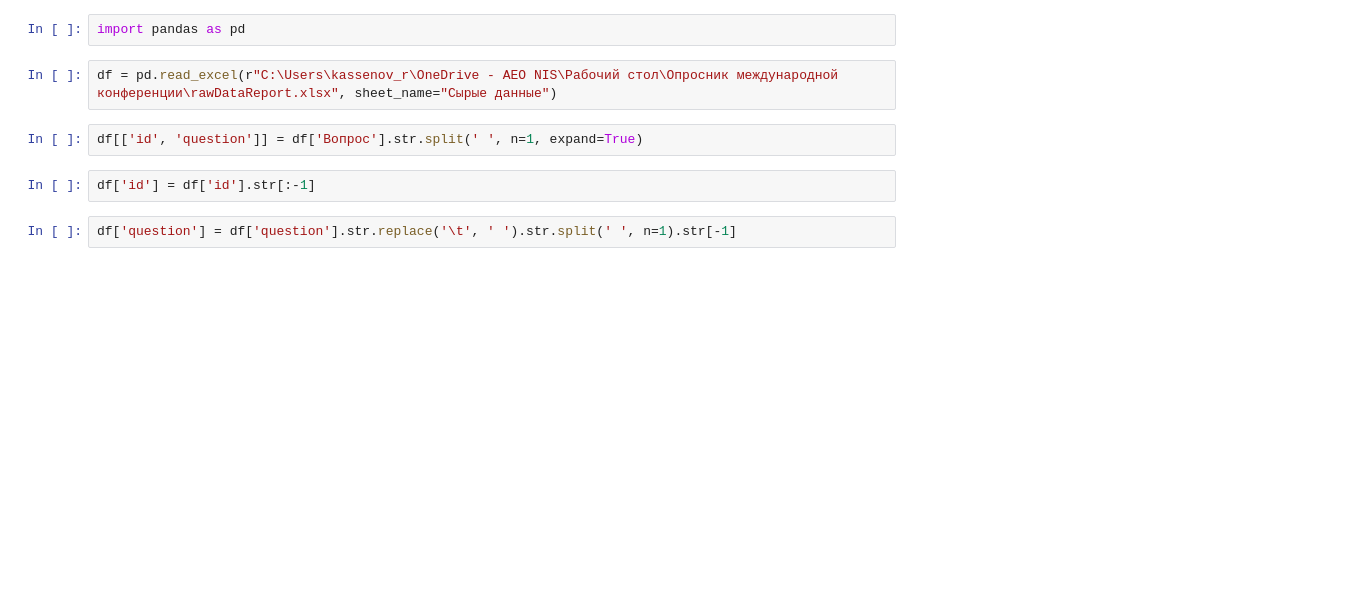
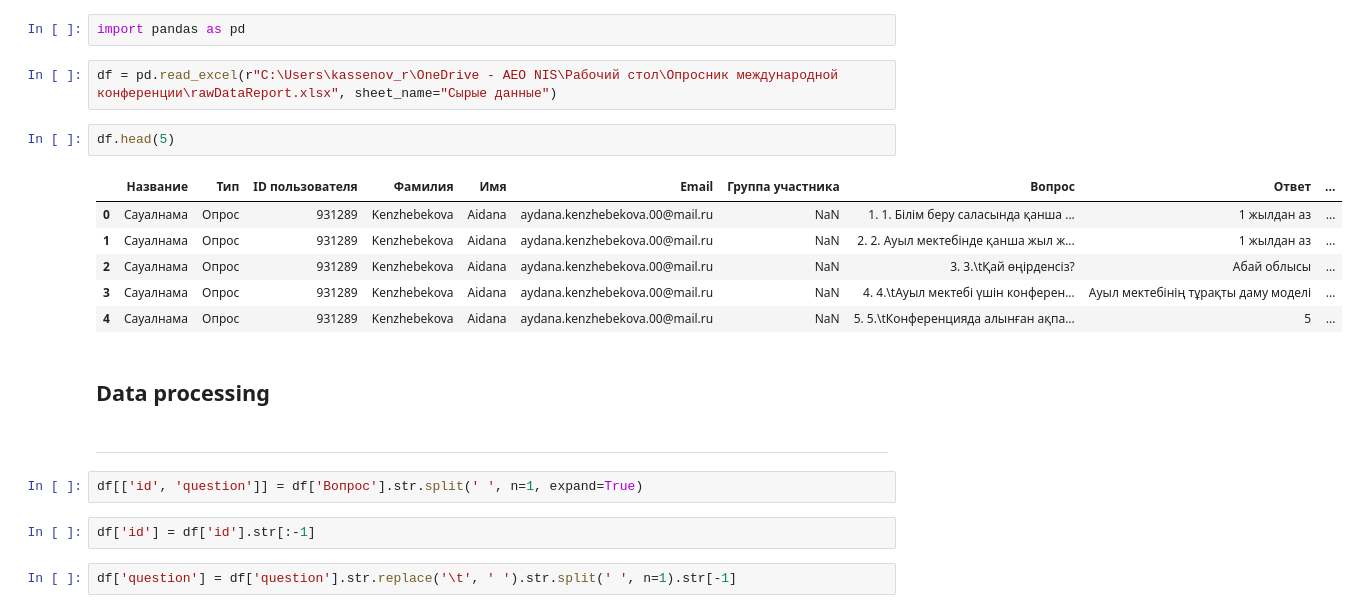
Before and after one commit to rkasseno/wordcloud, a Jupyter notebook: wordcloud.ipynb, the cells around one changed output. Saved outputs shown, nothing was run; the diff lists cells and outputs as text; blank space fills up the shorter version.

```diff
--- a/wordcloud.ipynb
+++ b/wordcloud.ipynb
@@ -2,6 +2,19 @@
 import pandas as pd
 # %%
 df = pd.read_excel(r"C:\Users\kassenov_r\OneDrive - AEO NIS\Рабочий стол\Опросник международной конференции\rawDataReport.xlsx", sheet_name="Сырые данные")
+# %%
+df.head(5)
+# %% [output]
+|  | Название | Тип | ID пользователя | Фамилия | Имя | Email | Группа участника | Вопрос | Ответ | ... |
+| 0 | Сауалнама | Опрос | 931289 | Kenzhebekova | Aidana | aydana.kenzhebekova.00@mail.ru | NaN | 1. 1. Білім беру саласында қанша ... | 1 жылдан аз | ... |
+| 1 | Сауалнама | Опрос | 931289 | Kenzhebekova | Aidana | aydana.kenzhebekova.00@mail.ru | NaN | 2. 2. Ауыл мектебінде қанша жыл ж... | 1 жылдан аз | ... |
+| 2 | Сауалнама | Опрос | 931289 | Kenzhebekova | Aidana | aydana.kenzhebekova.00@mail.ru | NaN | 3. 3.\tҚай өңірденсіз? | Абай облысы | ... |
+| 3 | Сауалнама | Опрос | 931289 | Kenzhebekova | Aidana | aydana.kenzhebekova.00@mail.ru | NaN | 4. 4.\tАуыл мектебі үшін конферен... | Ауыл мектебінің тұрақты даму моделі | ... |
+| 4 | Сауалнама | Опрос | 931289 | Kenzhebekova | Aidana | aydana.kenzhebekova.00@mail.ru | NaN | 5. 5.\tКонференцияда алынған ақпа... | 5 | ... |
+# %% [markdown]
+## Data processing
+# %% [markdown]
+---
 # %%
 df[['id', 'question']] = df['Вопрос'].str.split(' ', n=1, expand=True)
 # %%
```
Also changed, not shown: parts of 7 cells of this notebook.
